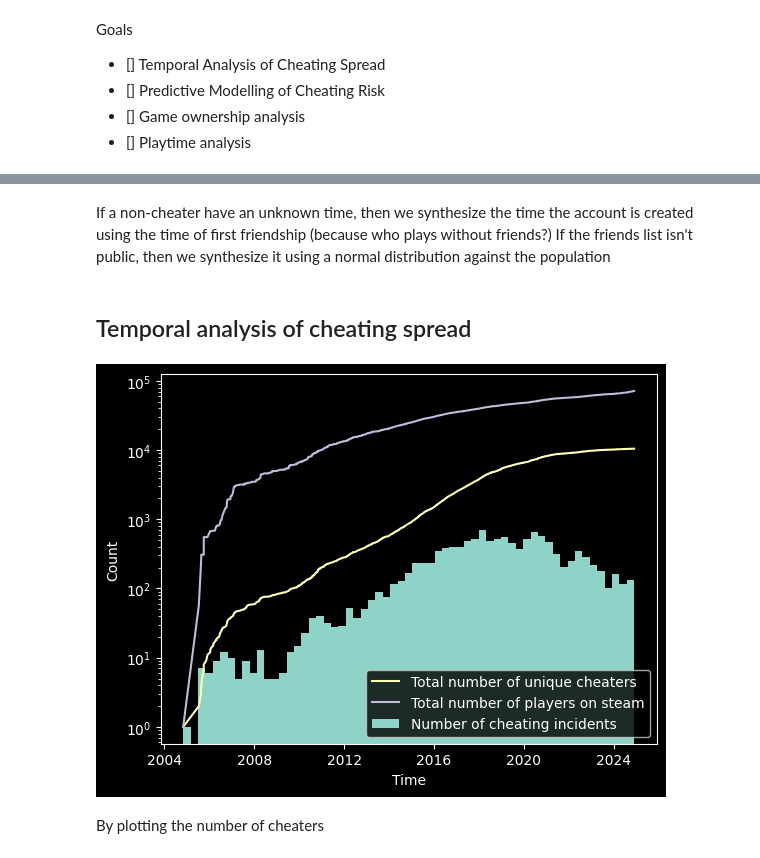
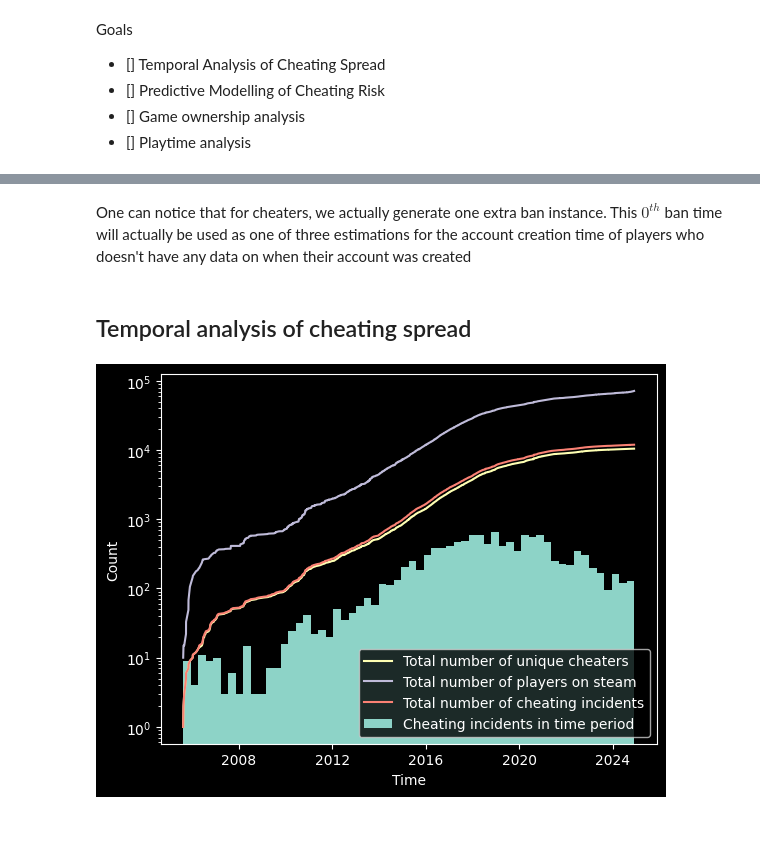
Before and after one commit to Aryyt/steam_cheater_network_analysis, a Jupyter notebook: BloomsWorkspace.ipynb, the cells around one changed output, grey strips where cells are left out. Cells and saved outputs as stored; diff of their text form; code cells hidden in the pictures; blank space fills up the shorter version.

```diff
--- a/BloomsWorkspace.ipynb
+++ b/BloomsWorkspace.ipynb
@@ -23,7 +36,6 @@ Goals
 # %%
+# Replace EconomyBan to a boolean column
 fullData:DataFrame = fullData.replace({"EconomyBan": {"banned": True, "none": False}}).infer_objects(copy=False)
-
-
 
 data:DataFrame = fullData.loc[
     :,
@@ -43,5 +55,6 @@ data:DataFrame = fullData.loc[
         "commentpermission",
         "loccountrycode",
         "avatar",
+        "gameid"
     ],
 ]
@@ -55,0 +72,10 @@ from pandas import Series, Timedelta
+# %%
+currentTimestamp = datetime.now()
+data["LastBanTime"] = data.apply(
+    lambda x: (
+        (currentTimestamp - timedelta(x["DaysSinceLastBan"])).timestamp()
+        if (x["NumberOfVACBans"] + x["NumberOfGameBans"])
+        else None
+    ),  # type:ignore
+    axis=1,
+)
@@ -138,3 +148,0 @@ In the event that we do not have information about the creation time of a steam
-# %% [markdown]
-If a non-cheater have an unknown time, then we synthesize the time the account is created using the time of first friendship (because who plays without friends?)
-If the friends list isn't public, then we synthesize it using a normal distribution against the population
@@ -178,0 +149,2 @@ data["timecreated"] = data.apply(populateTimeCreatedFromPopulation, axis=1)
+# %% [markdown]
+One can notice that for cheaters, we actually generate one extra ban instance. This $0^{th}$ ban time will actually be used as one of three estimations for the account creation time of players who doesn't have any data on when their account was created
@@ -179,14 +213,7 @@ data["timecreated"] = data.apply(populateTimeCreatedFromPopulation, axis=1)
 # %% [markdown]
 ## Temporal analysis of cheating spread
 # %%
-
-
-from sys import exception
-from matplotlib import legend
-import matplotlib.pyplot as plt
-
 cheatingIncidents = []
-firstCheatingTimes= []
 
 uniqueCheaters = set()
 numUniqueCheaters = []
@@ -194,41 +221,34 @@ numPlayers = []
 
 count = 0
 
 for i, e in data.sort_values("timecreated").iterrows():
     count+=1
     steamId = i
     banTimes  = e["EstimatedBanTimes"]
 
     for t in banTimes:
         cheatingIncidents.append((t, i))
         numPlayers.append(count)
 
     if(len(banTimes) == 0):
         continue
 
-    firstCheatingTimes.append(banTimes[0])
-
-
 cheatingIncidents.sort(key = lambda x : x[0])
 
-
 cheatingTimes = []
+cheatingCount = [i+1 for i in range(len(cheatingIncidents))]
 for t in cheatingIncidents:
     cheatingTimes.append(datetime.fromtimestamp(t[0]))
     uniqueCheaters.add(t[1])
     numUniqueCheaters.append(len(uniqueCheaters))
 
-
-
 plt.hist(cheatingTimes, log=True, bins="auto")
-
 plt.xlabel("Time")
 plt.ylabel("Count")
 plt.plot(cheatingTimes,numUniqueCheaters)
 plt.plot(cheatingTimes,numPlayers)
-plt.legend(["Total number of unique cheaters", "Total number of players on steam", "Number of cheating incidents"])
+plt.plot(cheatingTimes,cheatingCount)
+plt.legend(["Total number of unique cheaters", "Total number of players on steam", "Total number of cheating incidents", "Cheating incidents in time period"])
 plt.show()
 # %% [output]
-[figure, old version]
+[figure, new version]
-# %% [markdown]
-By plotting the number of cheaters
```
Also changed, not shown: parts of 17 cells of this notebook.
